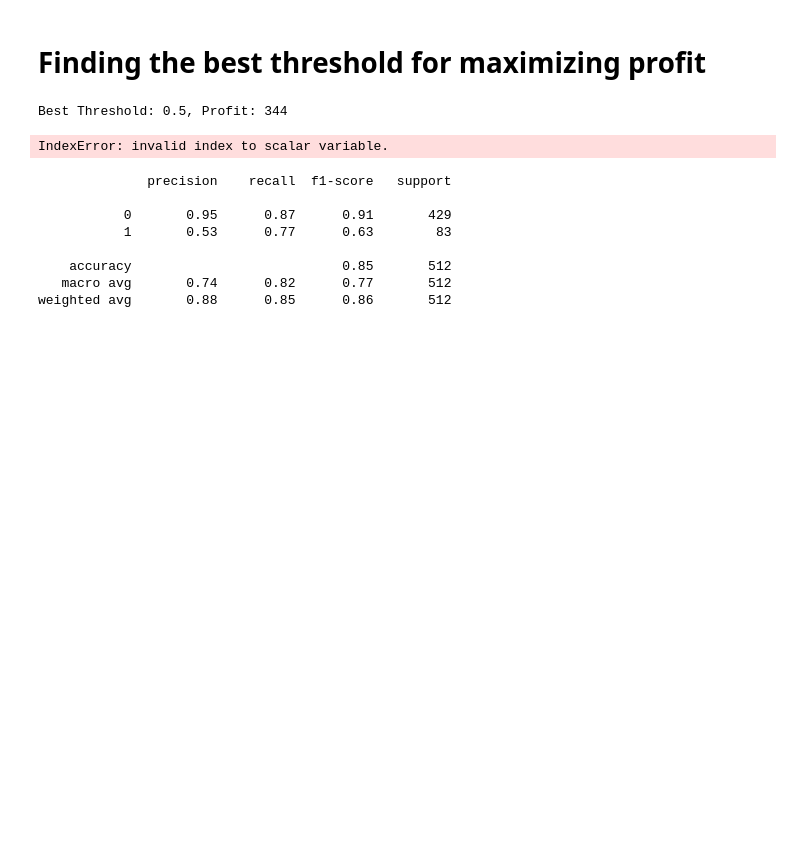
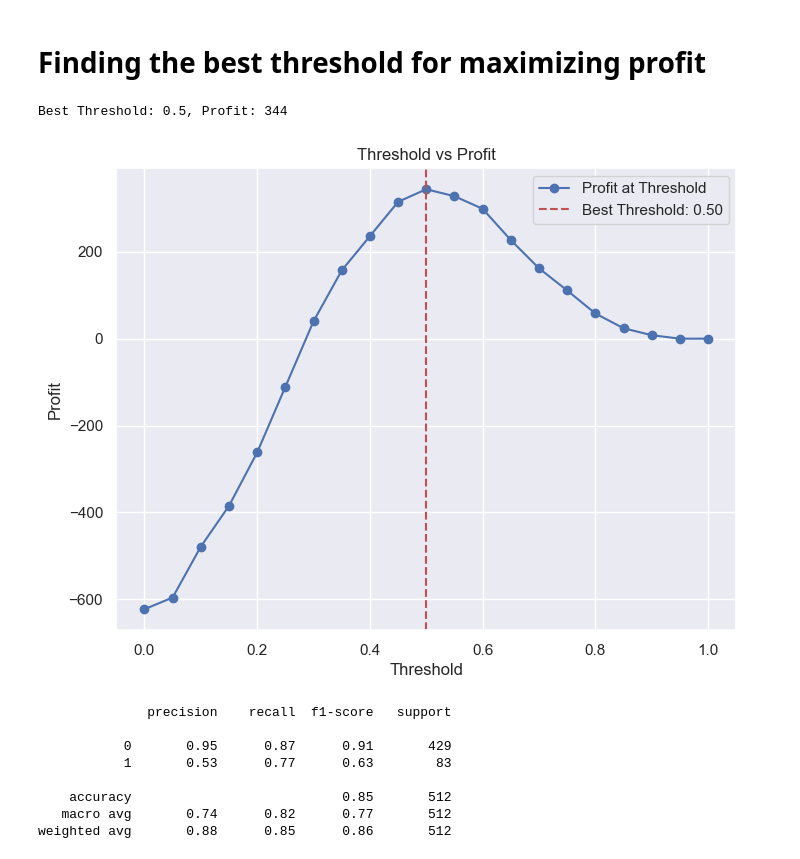
Before and after one commit to szba-ds/iFood-Data-Aanalyst-Case-Using-Classification-Algorithms, a Jupyter notebook: Classifiers.ipynb, the cells around one changed output. Drawn from its saved outputs; the diff is of its cells as text; code cells hidden in the pictures; blank space fills up the shorter version.

```diff
--- a/Classifiers.ipynb
+++ b/Classifiers.ipynb
@@ -113,21 +114,20 @@ best_threshold_rf, profits_rf = evaluate_thresholds(
 Best Threshold: 0.5, Profit: 344
 # %%
 
-threshold_values = [pair[0] for pair in profits_rf]
-profit_values = [pair[1] for pair in profits_rf]
+
 
 # Plot the threshold-profit pairs
 plt.figure(figsize=(8, 6))
-plt.plot(threshold_values, profit_values, marker='o', linestyle='-', color='b', label='Profit at Threshold')
+plt.plot(thresholds, profit_values, marker='o', linestyle='-', color='b', label='Profit at Threshold')
 plt.axvline(x=best_threshold_rf, color='r', linestyle='--', label=f'Best Threshold: {best_threshold_rf:.2f}')
 plt.xlabel('Threshold')
 plt.ylabel('Profit')
 plt.title('Threshold vs Profit')
 plt.legend()
 plt.grid(True)
 plt.show()
 # %% [output]
-IndexError: invalid index to scalar variable.
+[figure, added]
 # %%
 #Classification Report
 print(classification_report(y_test, y_pred_rf))
```
Also changed, not shown: parts of 5 cells of this notebook.
